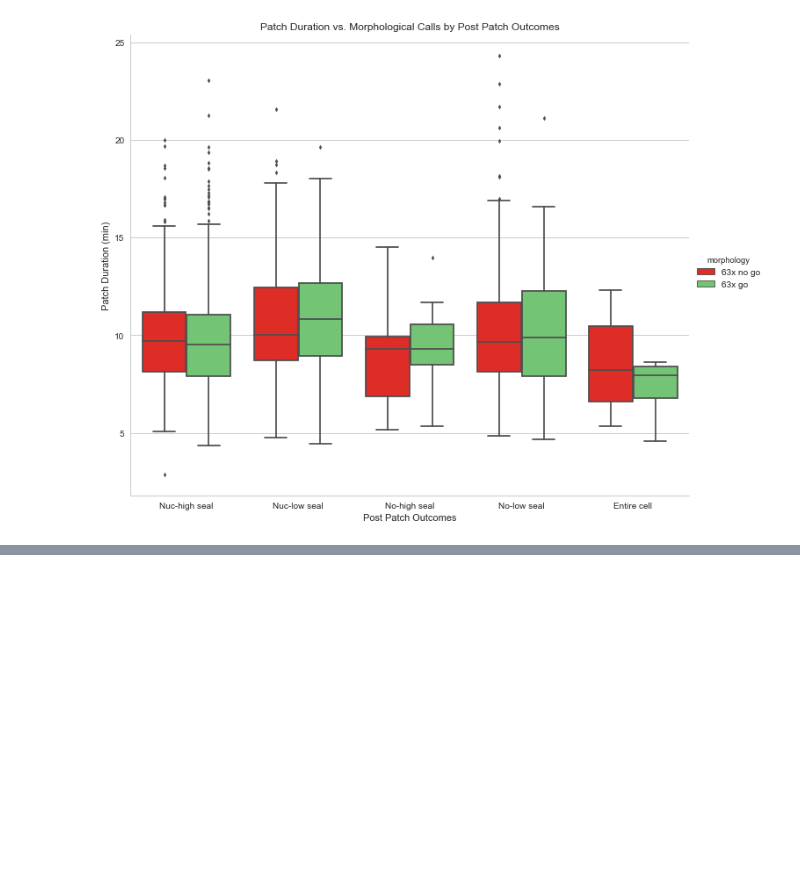
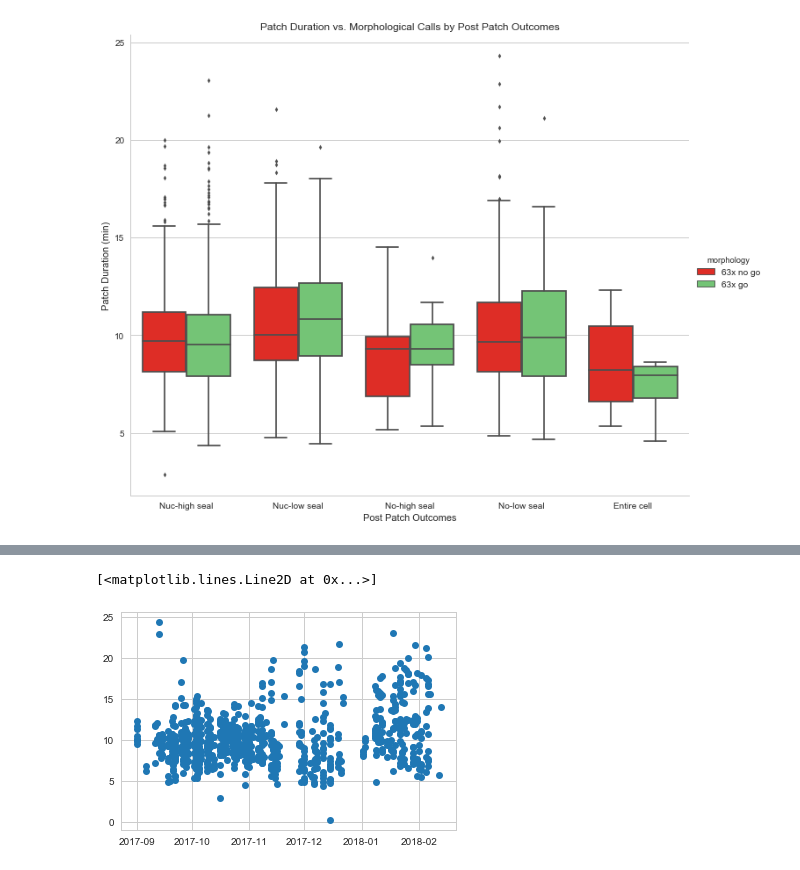
Before and after one commit to ramr24/Personal, a Jupyter notebook: Analysis-Patch Duration vs Morphology by Post Patch Outcomes.ipynb, the cells around one changed output, grey strips where cells are left out. Drawn from its saved outputs; the diff is of its cells as text; code cells hidden in the pictures; blank space fills up the shorter version.

```diff
--- a/Analysis-Patch Duration vs Morphology by Post Patch Outcomes.ipynb
+++ b/Analysis-Patch Duration vs Morphology by Post Patch Outcomes.ipynb
@@ -464,0 +416,3 @@ Text(0.5,1,u'Patch Duration vs. Morphological Calls by Post Patch Outcomes')
+# %%
+#Changing Date Format
+final_df['Date'] = pd.to_datetime(final_df['Date'], format = "%y%m%d", errors = "coerce")
@@ -464,0 +428,6 @@ Text(0.5,1,u'Patch Duration vs. Morphological Calls by Post Patch Outcomes')
+# %%
+plt.plot_date(x = final_df['Date'],
+              y = final_df['patch_duration'])
+# %% [output]
+[<matplotlib.lines.Line2D at 0x...>]
+[figure, added]
```
Also changed, not shown: parts of 20 cells of this notebook, 5 other files.
